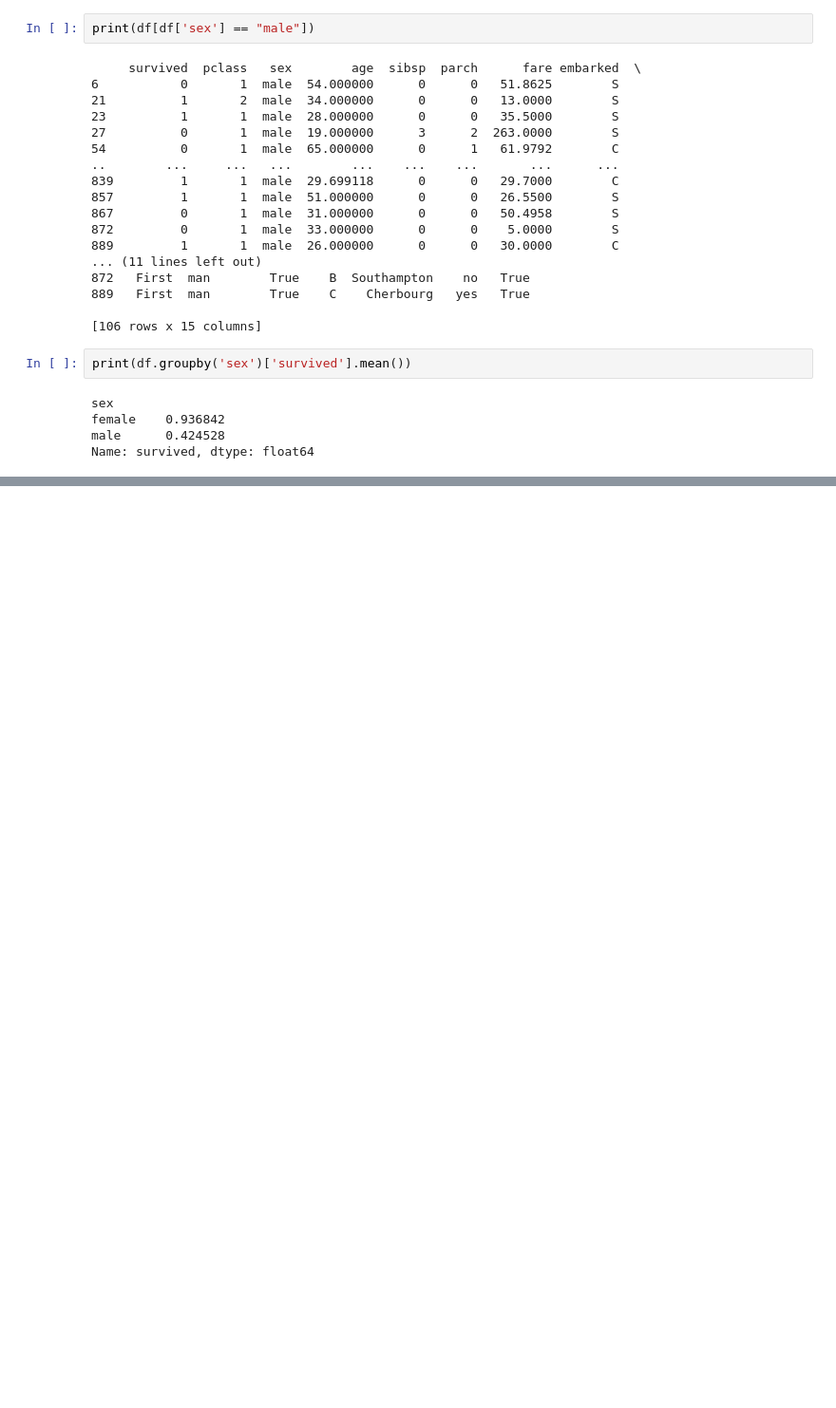
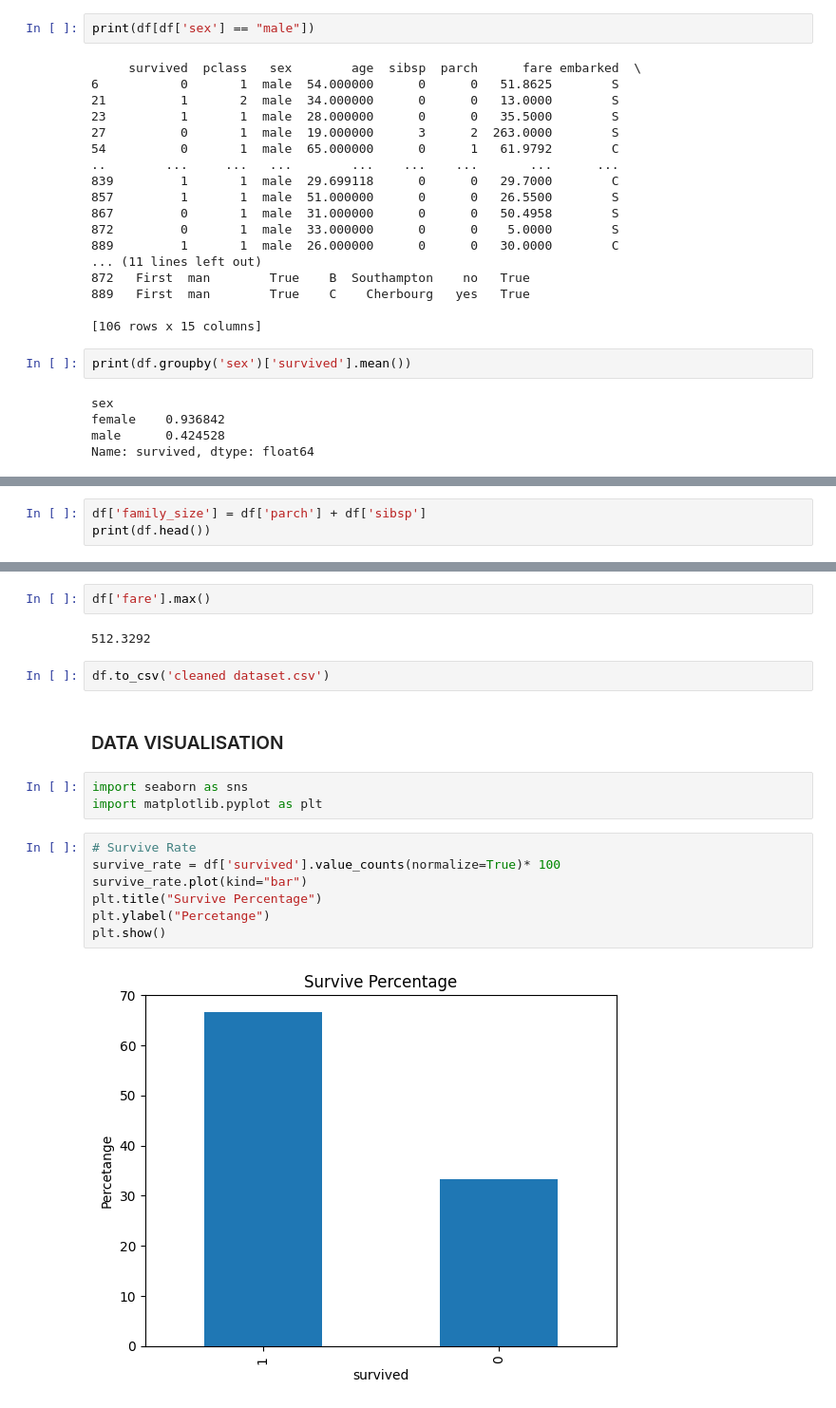
Before and after one commit to nehemmy55/titanic_data_science_project, a Jupyter notebook: Titanic_Data__Science_Project.ipynb, the cells around one changed output, grey strips where cells are left out. Shown at 95% size. Drawn from its saved outputs; the diff is of its cells as text; blank space fills up the shorter version.

Commit message:
DATA VISUALISATION AND FEATURE ENGINEERING

```diff
--- a/Titanic_Data__Science_Project.ipynb
+++ b/Titanic_Data__Science_Project.ipynb
@@ -166,0 +184,3 @@ Name: survived, dtype: float64
+# %%
+df['family_size'] = df['parch'] + df['sibsp']
+print(df.head())
@@ -166,0 +201,20 @@ Name: survived, dtype: float64
+# %%
+df['fare'].max()
+# %% [output]
+512.3292
+# %%
+df.to_csv('cleaned dataset.csv')
+# %% [markdown]
+### DATA VISUALISATION
+# %%
+import seaborn as sns
+import matplotlib.pyplot as plt
+# %%
+# Survive Rate
+survive_rate = df['survived'].value_counts(normalize=True)* 100
+survive_rate.plot(kind="bar")
+plt.title("Survive Percentage")
+plt.ylabel("Percetange")
+plt.show()
+# %% [output]
+[figure, added]
```
Also changed, not shown: parts of 12 cells of this notebook, 1 other file.
